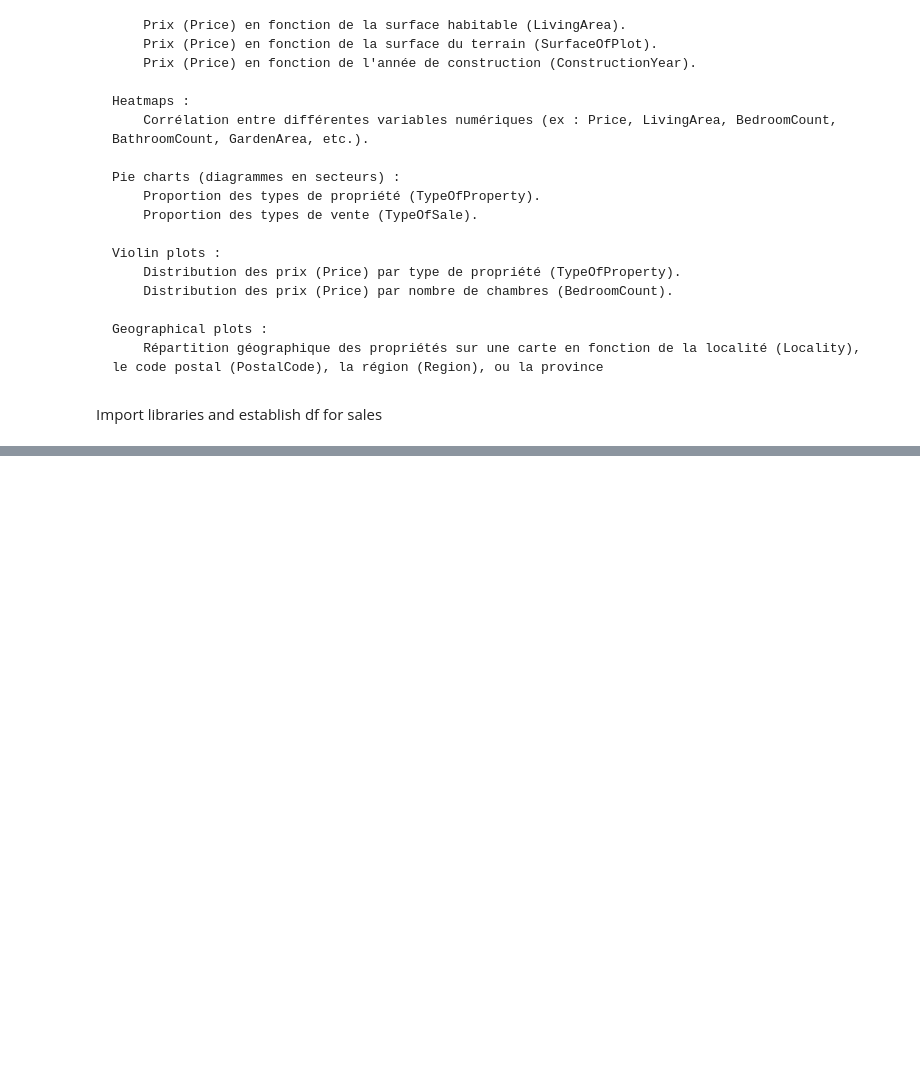
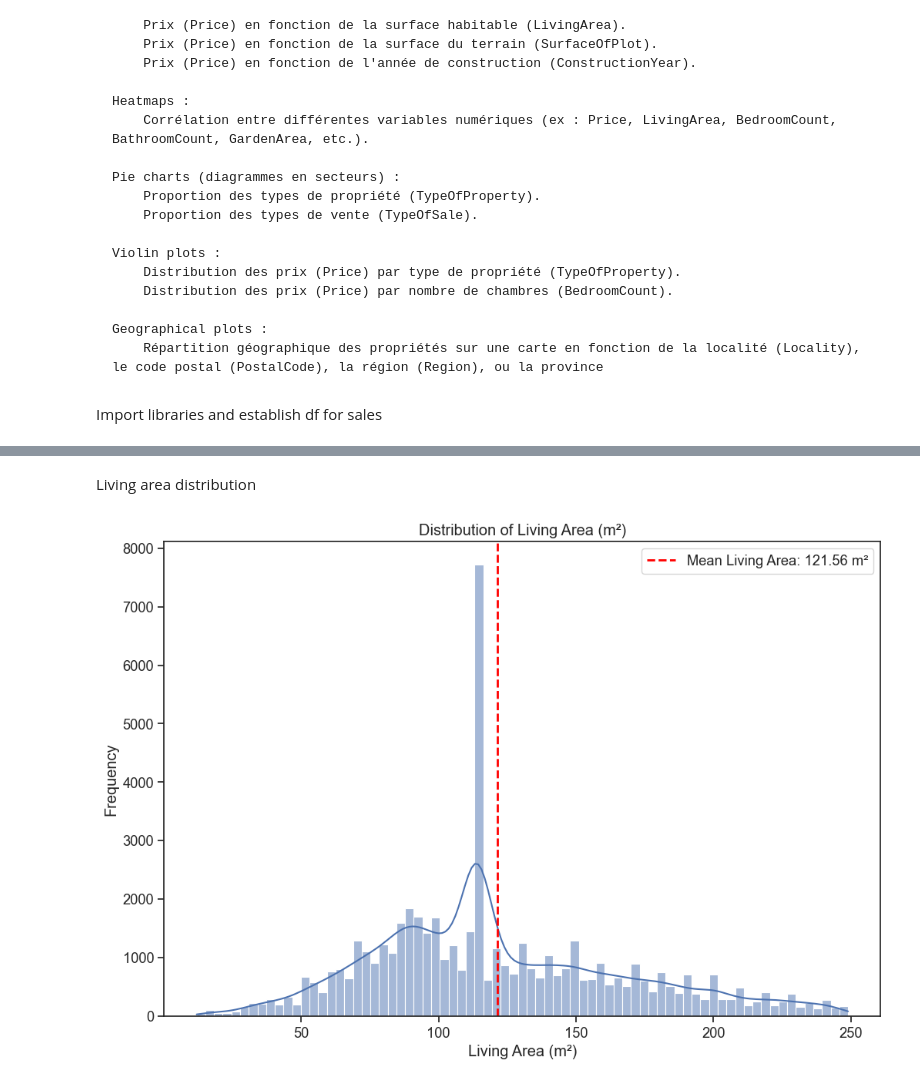
Before and after one commit to AdrienPiette/Data-visualisation, a Jupyter notebook: analyze/Analyzing.ipynb, the cells around one changed output, grey strips where cells are left out. Saved outputs shown, nothing was run; the diff lists cells and outputs as text; code cells hidden in the pictures; blank space fills up the shorter version.

```diff
--- a/analyze/Analyzing.ipynb
+++ b/analyze/Analyzing.ipynb
@@ -164,0 +151,26 @@ plt.show()
+# %% [markdown]
+Living area distribution
+# %%
+import seaborn as sns
+import matplotlib.pyplot as plt
+import pandas as pd
+
+df_sales = pd.read_csv('df_cleaned_sale.csv')
+
+
+df_filtered = df_sales[df_sales['LivingArea'] < 250]
+
+
+df_average_Area = df_filtered['LivingArea'].mean()
+
+
+plt.figure(figsize=(12, 8))
+sns.histplot(df_filtered['LivingArea'], kde=True)
+plt.title('Distribution of Living Area (m²)')
+plt.xlabel('Living Area (m²)')
+plt.ylabel('Frequency')
+plt.axvline(df_average_Area, color='r', linestyle='--', linewidth=2, label=f'Mean Living Area: {df_average_Area:.2f} m²')
+plt.legend()
+plt.show()
+# %% [output]
+[figure, added]
```
Also changed, not shown: parts of 23 cells of this notebook, 8 other files.
